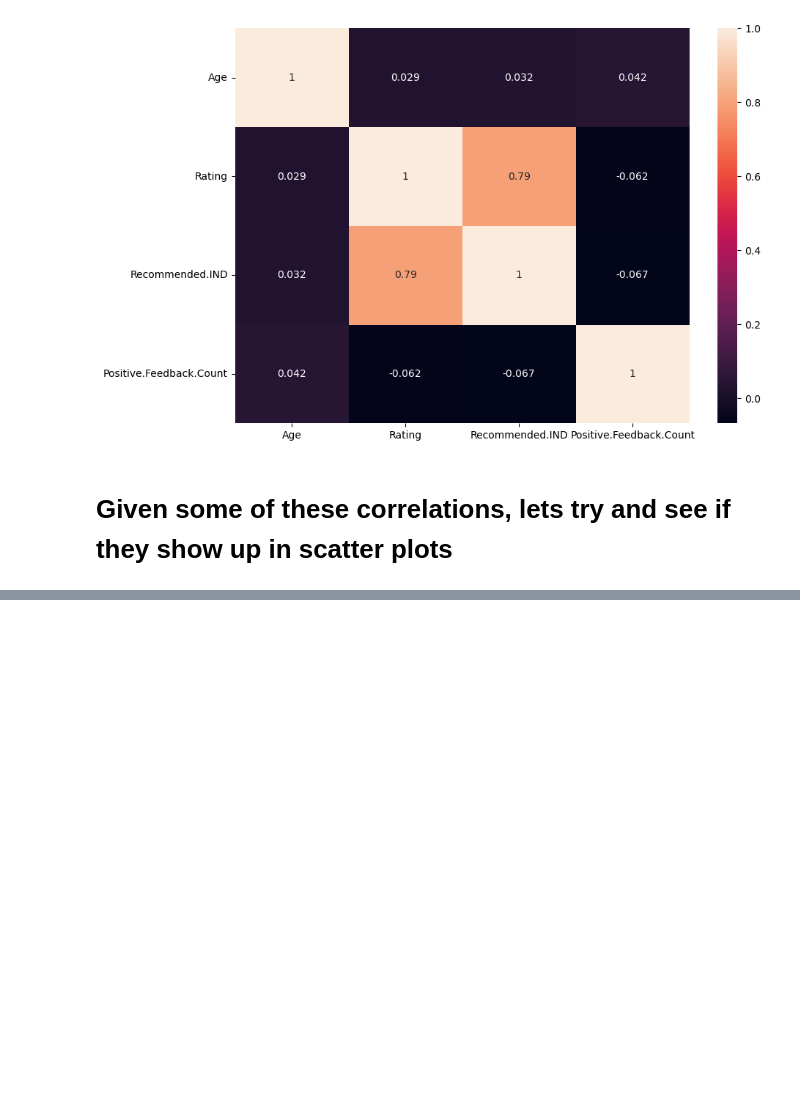
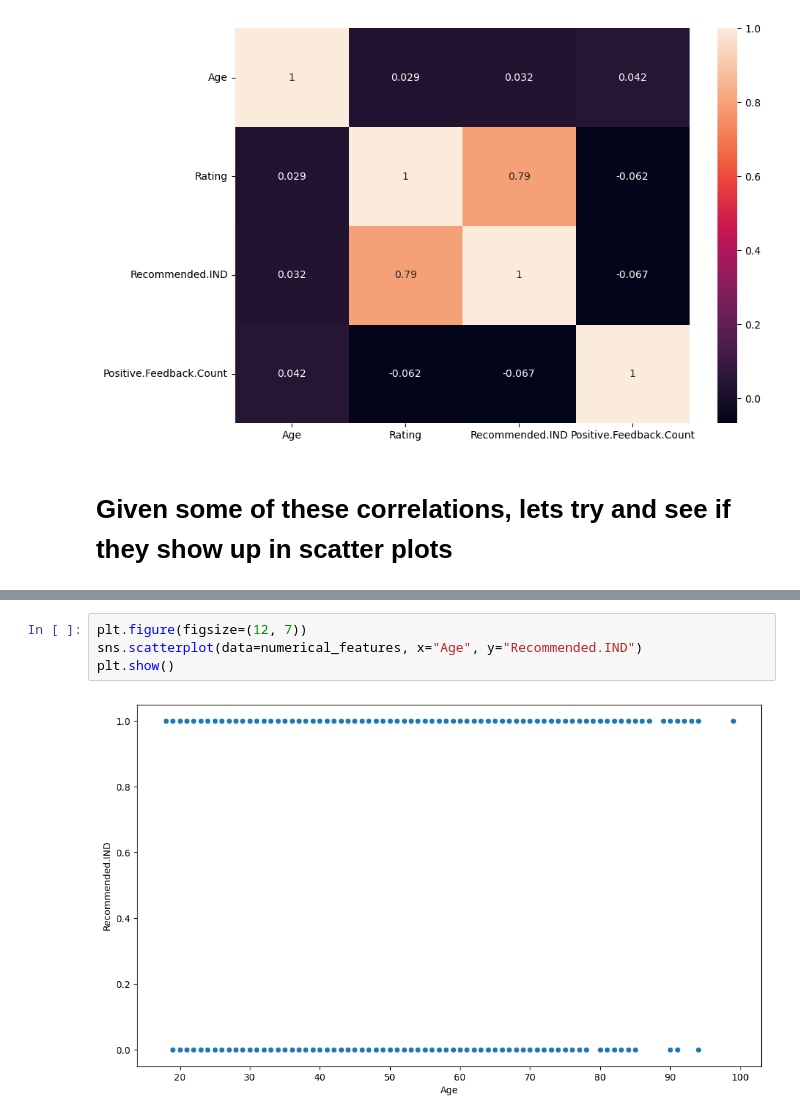
Before and after one commit to MaukanMir/Women-Ecommerce-Analysis, a Jupyter notebook: training.ipynb, the cells around one changed output, grey strips where cells are left out. Drawn from its saved outputs; the diff is of its cells as text; blank space fills up the shorter version.

```diff
--- a/training.ipynb
+++ b/training.ipynb
@@ -168,0 +175,6 @@ plt.show()
+# %%
+plt.figure(figsize=(12, 7))
+sns.scatterplot(data=numerical_features, x="Age", y="Recommended.IND")
+plt.show()
+# %% [output]
+[figure, added]
```
Also changed, not shown: parts of 1 cell of this notebook.
